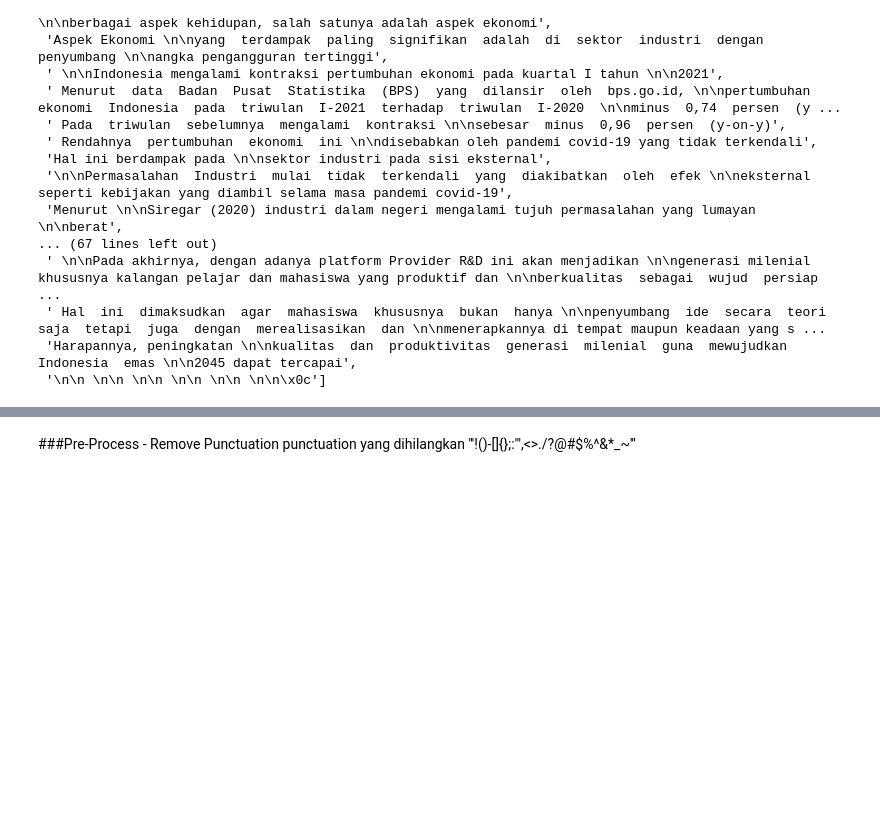
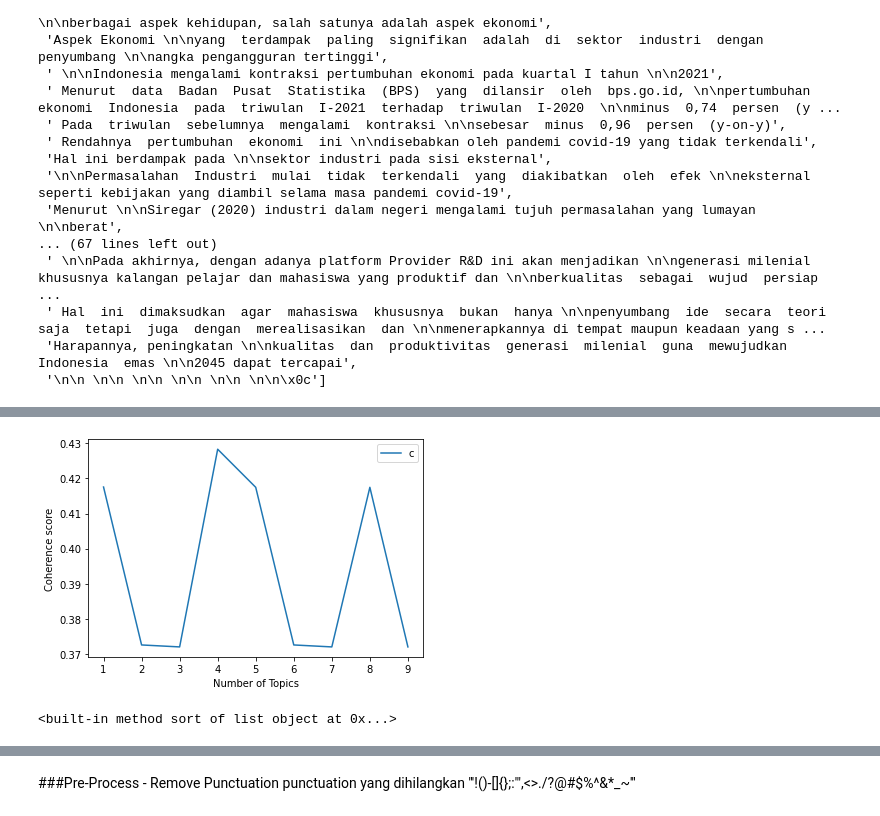
Before and after one commit to adhiutama17/MKBigData, a Jupyter notebook: TugasMKBigData_TextSummarize_LSA.ipynb, the cells around one changed output, grey strips where cells are left out. Saved outputs shown, nothing was run; the diff lists cells and outputs as text; code cells hidden in the pictures; blank space fills up the shorter version.

```diff
--- a/TugasMKBigData_TextSummarize_LSA.ipynb
+++ b/TugasMKBigData_TextSummarize_LSA.ipynb
@@ -175,0 +203,17 @@ def prepare_corpus(doc_clean):
+# %%
+start = 1
+stop = 10
+step = 1
+number_of_topics = 10
+words = 20
+
+coherence_values = []
+model_list = []
+for num_topics in range(start, stop, step):
+  # generate LSA model
+  model = LsiModel(doc_term_matrix, num_topics=number_of_topics, id2word = dictionary)  # train model
+  model_list.append(model)
+  coherencemodel = CoherenceModel(model=model, texts=texts, dictionary=dictionary, coherence='c_v')
+  coherence_values.append(coherencemodel.get_coherence())
+
+print(model.print_topics(num_topics=number_of_topics, num_words=words))
@@ -175,0 +234,9 @@ def prepare_corpus(doc_clean):
+# %%
+x = range(start, stop, step)
+plt.plot(x, coherence_values)
+plt.xlabel("Number of Topics")
+plt.ylabel("Coherence score")
+plt.legend(("coherence_values"), loc='best')
+plt.show()
+# %% [output]
+[figure, added]
@@ -175,0 +245,4 @@ def prepare_corpus(doc_clean):
+# %%
+print(corpus_lsi[0].sort)
+# %% [output]
+<built-in method sort of list object at 0x...>
```
Also changed, not shown: parts of 14 cells of this notebook.
